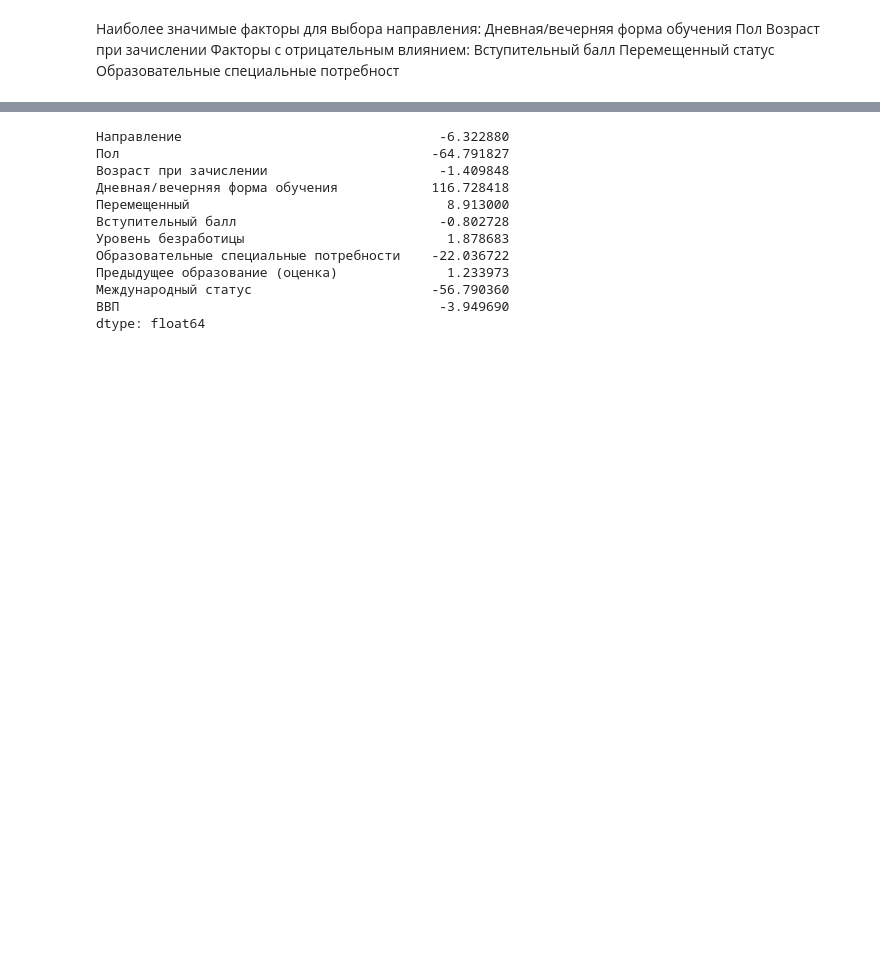
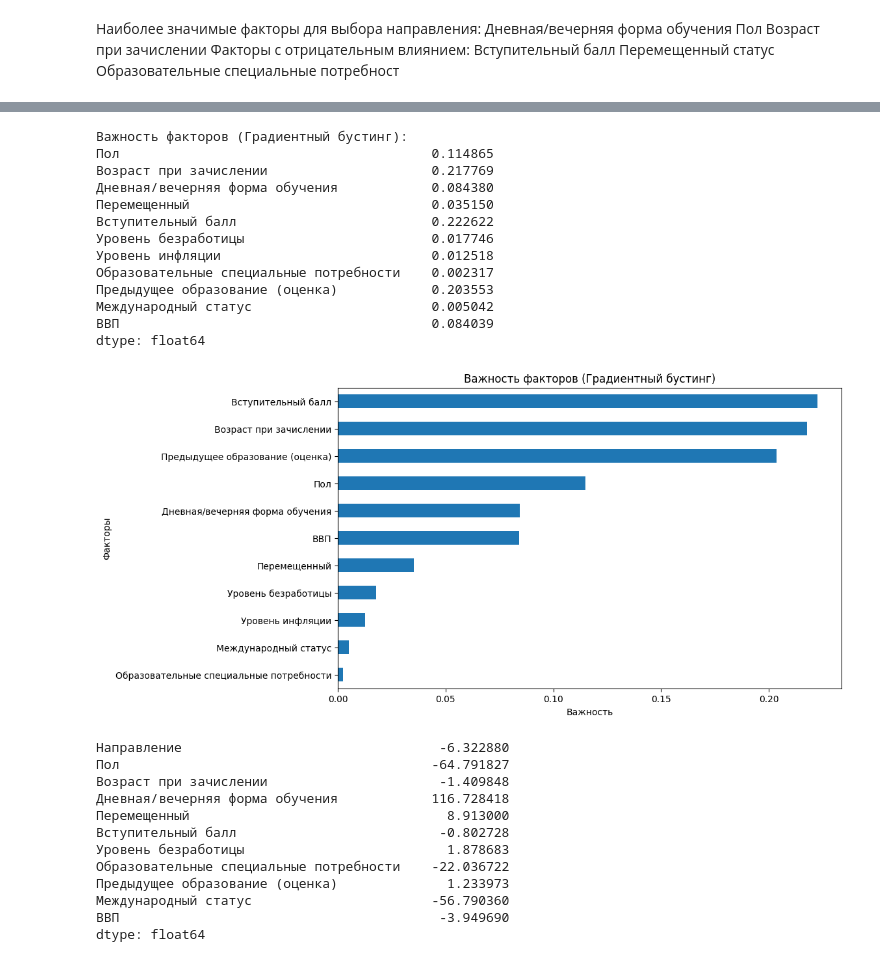
Before and after one commit to kristina-skoptsova/diplom, a Jupyter notebook: cleaned.ipynb, the cells around one changed output, grey strips where cells are left out. Drawn from its saved outputs; the diff is of its cells as text; code cells hidden in the pictures; blank space fills up the shorter version.

```diff
--- a/cleaned.ipynb
+++ b/cleaned.ipynb
@@ -483,3 +530,36 @@ plt.show()
+# %%
+from sklearn.ensemble import GradientBoostingRegressor
+
+# Обучение модели градиентного бустинга
+gb_model = GradientBoostingRegressor(n_estimators=100)
+gb_model.fit(X, y)
+
+# Важность признаков
+importances_gb = pd.Series(gb_model.feature_importances_, index=X.columns)
+print("Важность факторов (Градиентный бустинг):")
+print(importances_gb)
+# Визуализация важности факторов
+plt.figure(figsize=(10,6))
+importances_gb.sort_values().plot(kind='barh')
+plt.title('Важность факторов (Градиентный бустинг)')
+plt.xlabel('Важность')
+plt.ylabel('Факторы')
+plt.show()
+# %% [output]
+Важность факторов (Градиентный бустинг):
+Пол                                        0.114865
+Возраст при зачислении                     0.217769
+Дневная/вечерняя форма обучения            0.084380
+Перемещенный                               0.035150
+Вступительный балл                         0.222622
+Уровень безработицы                        0.017746
+Уровень инфляции                           0.012518
+Образовательные специальные потребности    0.002317
+Предыдущее образование (оценка)            0.203553
+Международный статус                       0.005042
+ВВП                                        0.084039
+dtype: float64
+[figure, added]
 # %%
 from sklearn.linear_model import LassoCV
 
```
Also changed, not shown: parts of 6 cells of this notebook, 1 other file.
